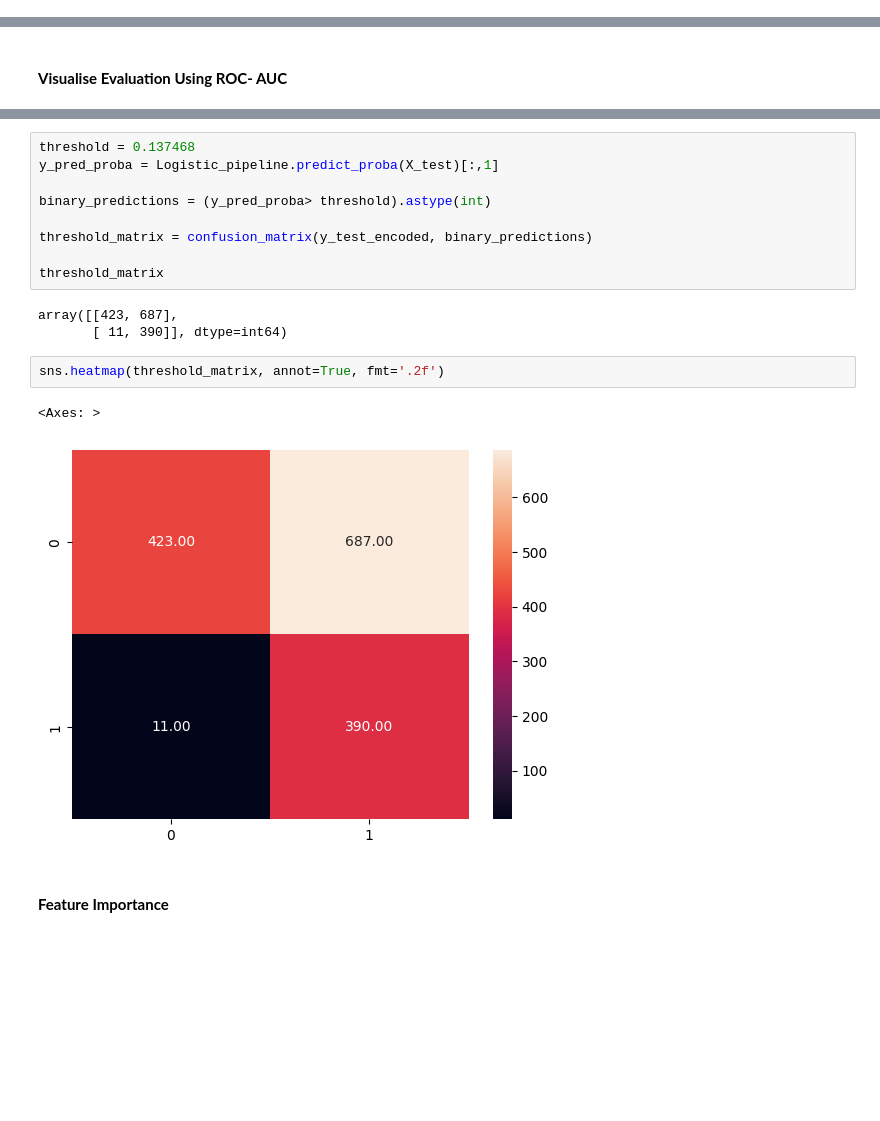
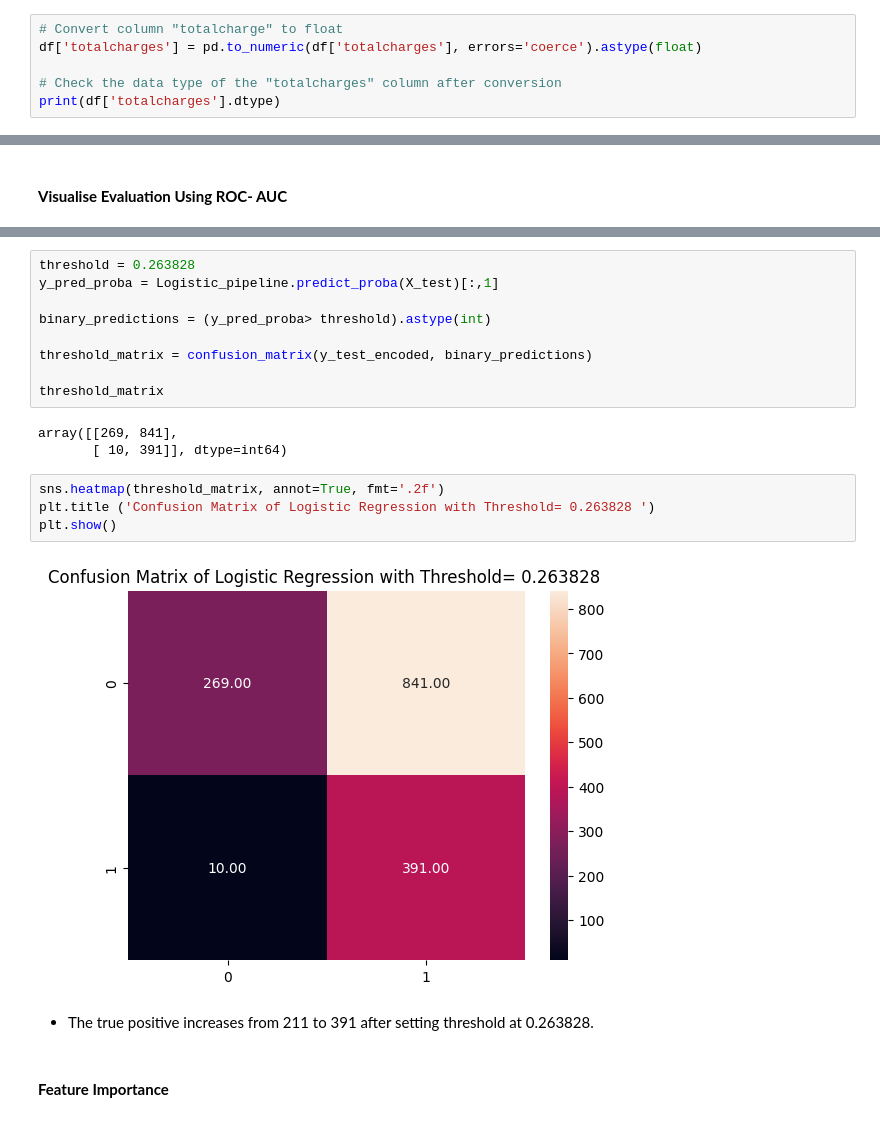
Before and after one commit to Davis-Azangu-DataAnalyst/Classification-Project-LP2, a Jupyter notebook: Notebooks/Churn_LP2 1_V2.ipynb, the cells around one changed output, grey strips where cells are left out. Cells and saved outputs as stored; diff of their text form; blank space fills up the shorter version.

```diff
--- a/Notebooks/Churn_LP2 1_V2.ipynb
+++ b/Notebooks/Churn_LP2 1_V2.ipynb
@@ -537,3 +538,9 @@ __2.4.2 Course of Action on the Data__
 2. Drop customerid column since it has only ID values which has no predictive power on dependent variable.
 # %% [markdown]
 __2.5 Data Cleaning__
+# %%
+# Convert column "totalcharge" to float
+df['totalcharges'] = pd.to_numeric(df['totalcharges'], errors='coerce').astype(float)
+
+# Check the data type of the "totalcharges" column after conversion
+print(df['totalcharges'].dtype)
@@ -1343,7 +1380,7 @@ Pipeline(steps=[('preprocessor',
                              score_func=<function mutual_info_classif at 0x...>)),
                 ('classifier', LogisticRegression(random_state=42))])
 # %%
-threshold = 0.137468
+threshold = 0.263828
 y_pred_proba = Logistic_pipeline.predict_proba(X_test)[:,1]
 
 binary_predictions = (y_pred_proba> threshold).astype(int)
@@ -1352,13 +1389,16 @@ threshold_matrix = confusion_matrix(y_test_encoded, binary_predictions)
 
 threshold_matrix
 # %% [output]
-array([[423, 687],
-       [ 11, 390]], dtype=int64)
+array([[269, 841],
+       [ 10, 391]], dtype=int64)
 # %%
 sns.heatmap(threshold_matrix, annot=True, fmt='.2f')
+plt.title ('Confusion Matrix of Logistic Regression with Threshold= 0.263828 ')
+plt.show()
 # %% [output]
-<Axes: >
-[figure, old version]
+[figure, new version]
+# %% [markdown]
+- The true positive increases from 211 to 391 after setting threshold at 0.263828.
 # %% [markdown]
 #### __Feature Importance__
 # %% [markdown]
```
Also changed, not shown: parts of 30 cells of this notebook.
